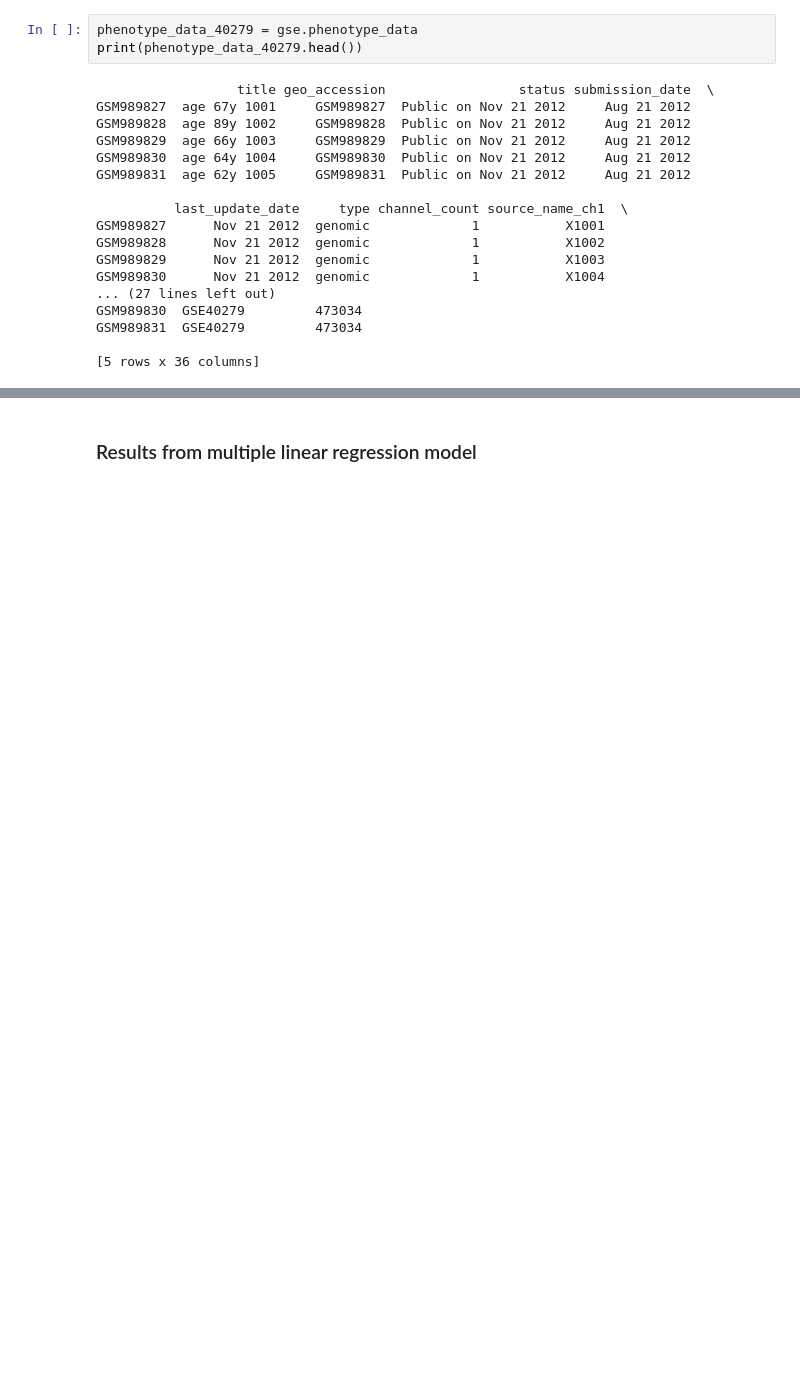
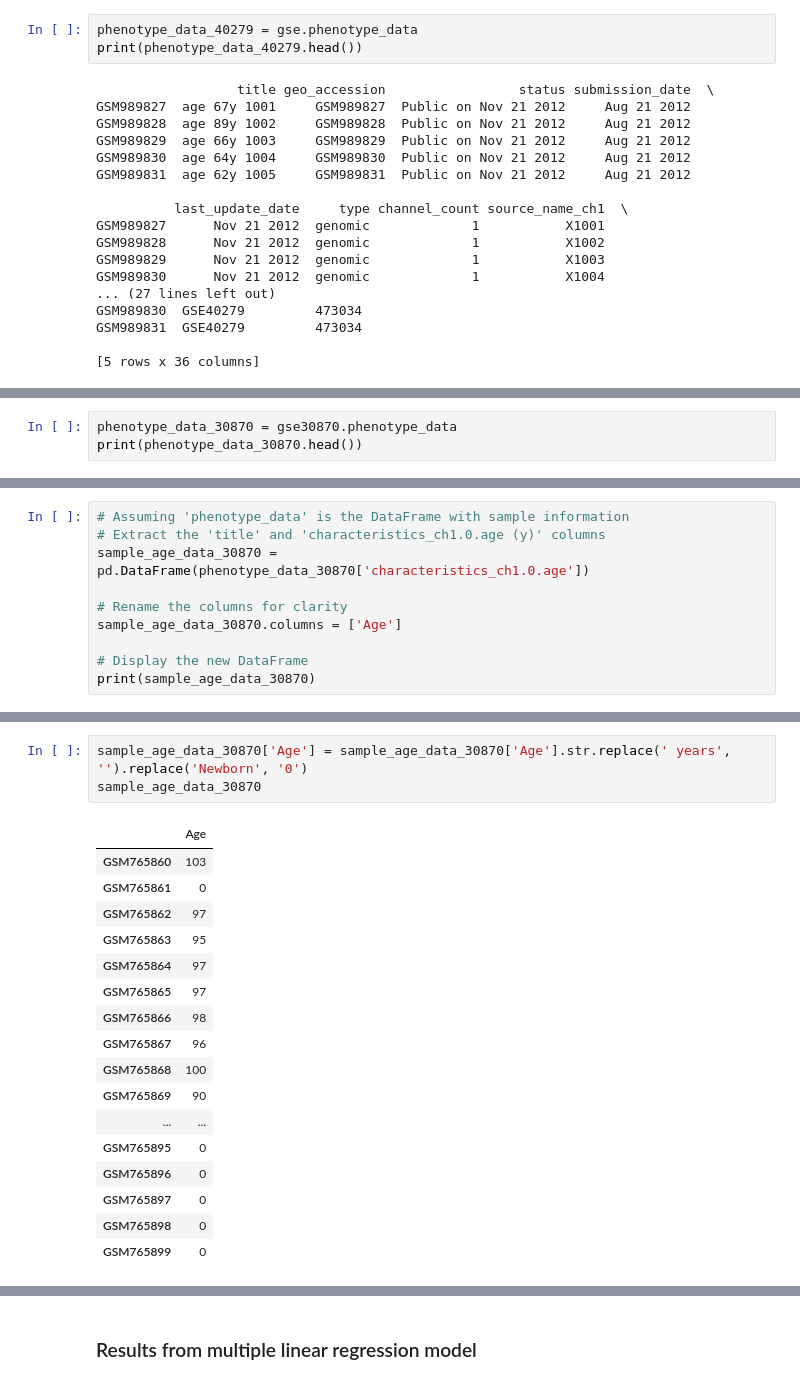
Before and after one commit to curryhank08/analyze-data-from-GEO-in-python, a Jupyter notebook: NN.ipynb, the cells around one changed output, grey strips where cells are left out. Cells and saved outputs as stored; diff of their text form; blank space fills up the shorter version.

Commit message:
extract new CpG cites related to the cites found

```diff
--- a/NN.ipynb
+++ b/NN.ipynb
@@ -383,0 +242,3 @@ GSM990627  73      M
+# %%
+phenotype_data_30870 = gse30870.phenotype_data
+print(phenotype_data_30870.head())
@@ -383,0 +265,10 @@ GSM990627  73      M
+# %%
+# Assuming 'phenotype_data' is the DataFrame with sample information
+# Extract the 'title' and 'characteristics_ch1.0.age (y)' columns
+sample_age_data_30870 = pd.DataFrame(phenotype_data_30870['characteristics_ch1.0.age'])
+
+# Rename the columns for clarity
+sample_age_data_30870.columns = ['Age']
+
+# Display the new DataFrame
+print(sample_age_data_30870)
@@ -383,0 +293,21 @@ GSM990627  73      M
+# %%
+sample_age_data_30870['Age'] = sample_age_data_30870['Age'].str.replace(' years', '').replace('Newborn', '0')
+sample_age_data_30870
+# %% [output]
+|  | Age |
+| GSM765860 | 103 |
+| GSM765861 | 0 |
+| GSM765862 | 97 |
+| GSM765863 | 95 |
+| GSM765864 | 97 |
+| GSM765865 | 97 |
+| GSM765866 | 98 |
+| GSM765867 | 96 |
+| GSM765868 | 100 |
+| GSM765869 | 90 |
+| ... | ... |
+| GSM765895 | 0 |
+| GSM765896 | 0 |
+| GSM765897 | 0 |
+| GSM765898 | 0 |
+| GSM765899 | 0 |
```
Also changed, not shown: parts of 196 cells of this notebook.
